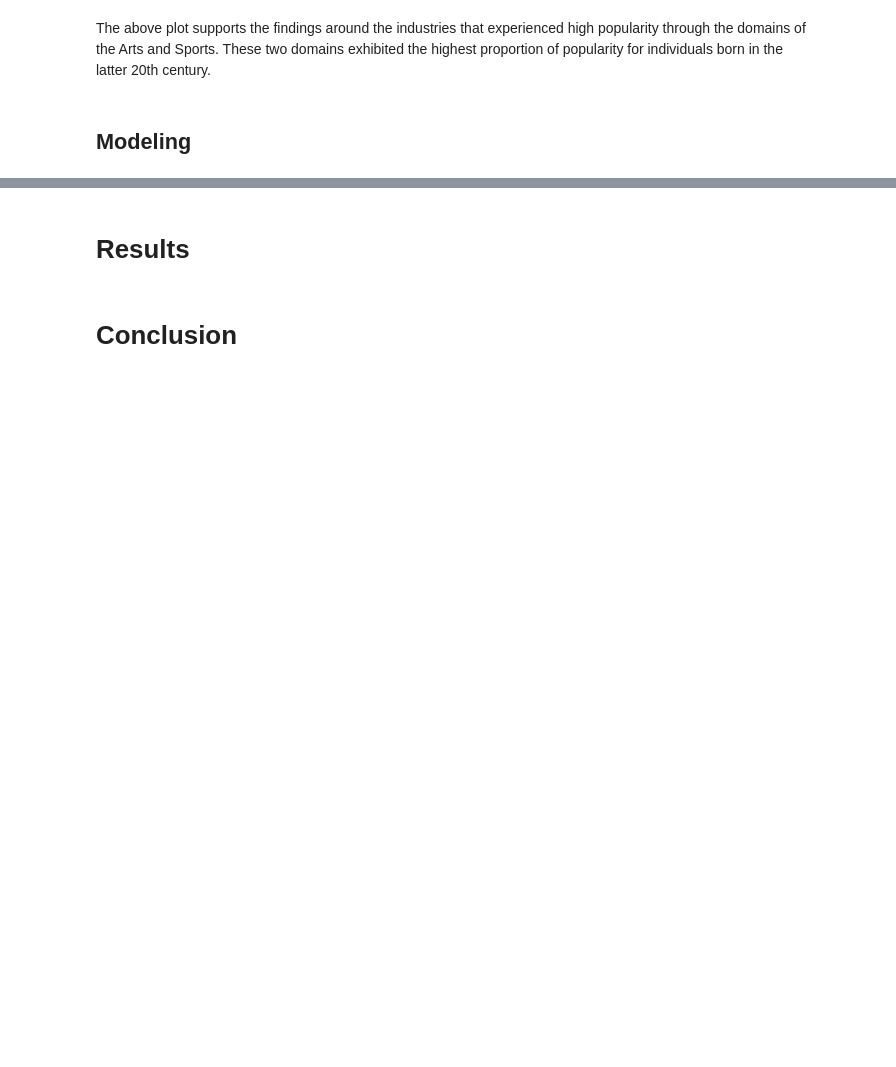
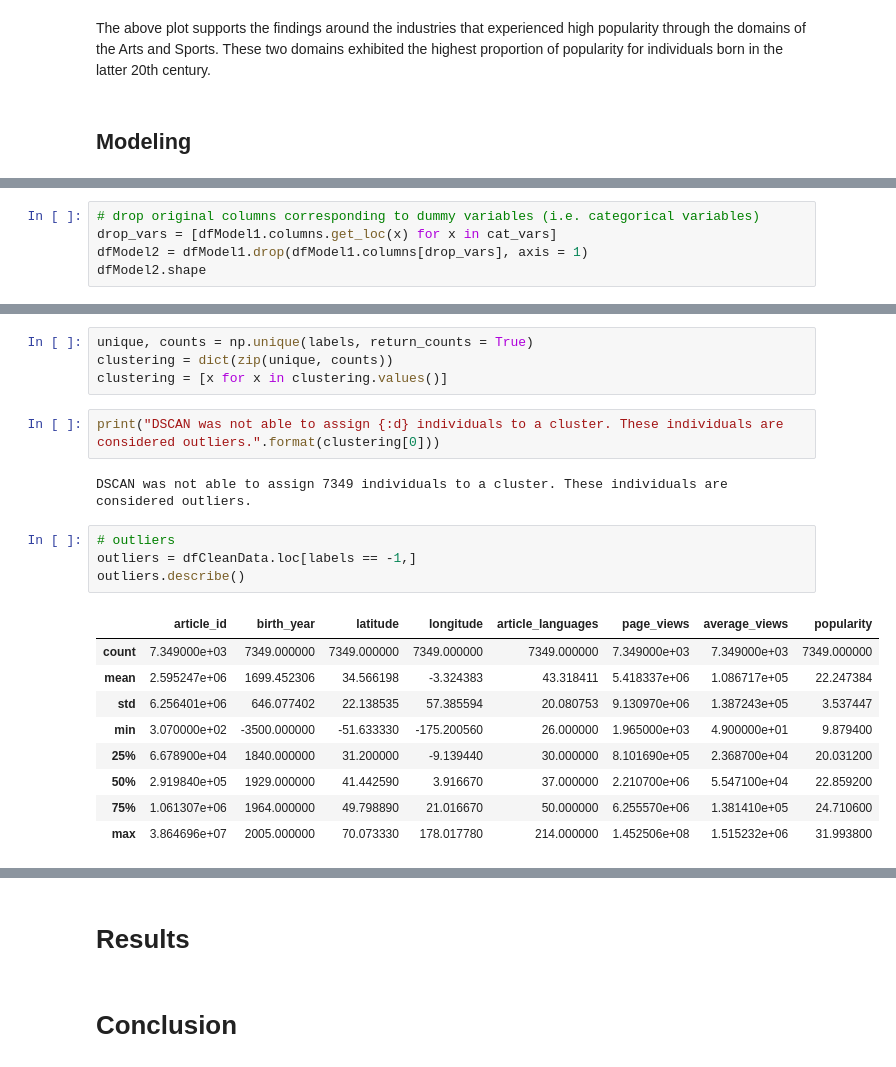
Before and after one commit to tbahng/ist652-final_project, a Jupyter notebook: Final_Project_Report.ipynb, the cells around one changed output, grey strips where cells are left out. Saved outputs shown, nothing was run; the diff lists cells and outputs as text; blank space fills up the shorter version.

```diff
--- a/Final_Project_Report.ipynb
+++ b/Final_Project_Report.ipynb
@@ -550,0 +606,5 @@ The above plot supports the findings around the industries that experienced high
+# %%
+# drop original columns corresponding to dummy variables (i.e. categorical variables)
+drop_vars = [dfModel1.columns.get_loc(x) for x in cat_vars]
+dfModel2 = dfModel1.drop(dfModel1.columns[drop_vars], axis = 1)
+dfModel2.shape
@@ -550,0 +667,22 @@ The above plot supports the findings around the industries that experienced high
+# %%
+unique, counts = np.unique(labels, return_counts = True)
+clustering = dict(zip(unique, counts))
+clustering = [x for x in clustering.values()]
+# %%
+print("DSCAN was not able to assign {:d} individuals to a cluster. These individuals are considered outliers.".format(clustering[0]))
+# %% [output]
+DSCAN was not able to assign 7349 individuals to a cluster. These individuals are considered outliers.
+# %%
+# outliers
+outliers = dfCleanData.loc[labels == -1,]
+outliers.describe()
+# %% [output]
+|  | article_id | birth_year | latitude | longitude | article_languages | page_views | average_views | popularity |
+| count | 7.349000e+03 | 7349.000000 | 7349.000000 | 7349.000000 | 7349.000000 | 7.349000e+03 | 7.349000e+03 | 7349.000000 |
+| mean | 2.595247e+06 | 1699.452306 | 34.566198 | -3.324383 | 43.318411 | 5.418337e+06 | 1.086717e+05 | 22.247384 |
+| std | 6.256401e+06 | 646.077402 | 22.138535 | 57.385594 | 20.080753 | 9.130970e+06 | 1.387243e+05 | 3.537447 |
+| min | 3.070000e+02 | -3500.000000 | -51.633330 | -175.200560 | 26.000000 | 1.965000e+03 | 4.900000e+01 | 9.879400 |
+| 25% | 6.678900e+04 | 1840.000000 | 31.200000 | -9.139440 | 30.000000 | 8.101690e+05 | 2.368700e+04 | 20.031200 |
+| 50% | 2.919840e+05 | 1929.000000 | 41.442590 | 3.916670 | 37.000000 | 2.210700e+06 | 5.547100e+04 | 22.859200 |
+| 75% | 1.061307e+06 | 1964.000000 | 49.798890 | 21.016670 | 50.000000 | 6.255570e+06 | 1.381410e+05 | 24.710600 |
+| max | 3.864696e+07 | 2005.000000 | 70.073330 | 178.017780 | 214.000000 | 1.452506e+08 | 1.515232e+06 | 31.993800 |
```
Also changed, not shown: parts of 37 cells of this notebook.
